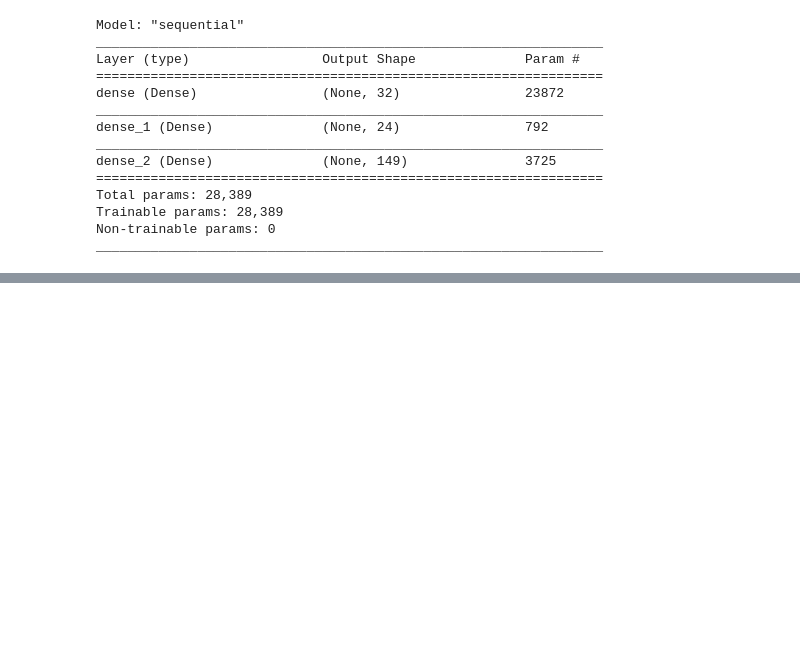
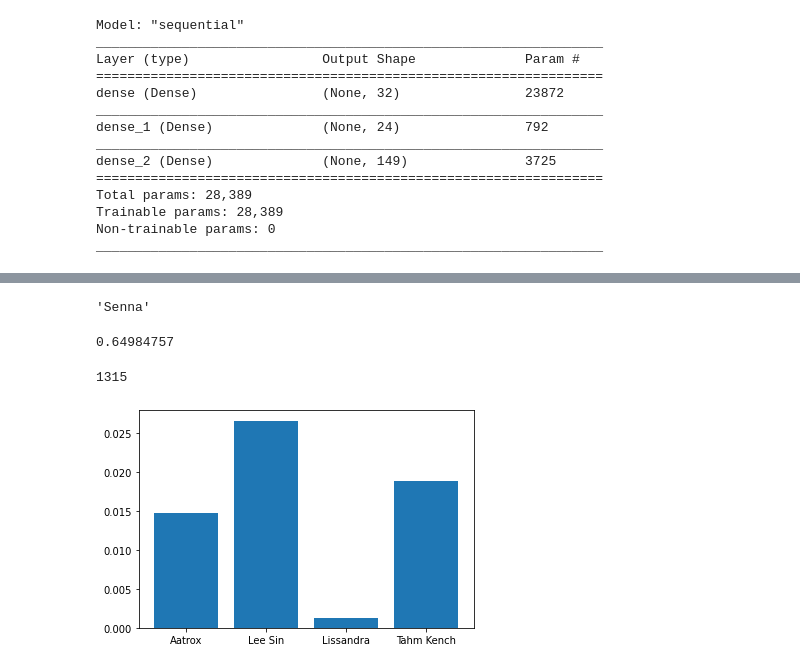
Before and after one commit to CalumF/LoL-team-embedding, a Jupyter notebook: CBoW model - esports.ipynb, the cells around one changed output, grey strips where cells are left out. Cells and saved outputs as stored; diff of their text form; code cells hidden in the pictures; blank space fills up the shorter version.

Commit message:
added Integrated Gradients implementation

```diff
--- a/CBoW model - esports.ipynb
+++ b/CBoW model - esports.ipynb
@@ -311,0 +239,26 @@ array([[0.00694902, 0.00671477, 0.00634038, ..., 0.00641056, 0.00679828,
+# %%
+baseline = tf.zeros_like([745], dtype=tf.float32)
+# %%
+get_top_ch(y_test[1315])
+# %% [output]
+'Senna'
+# %%
+np.max(y_test_hat[1315])
+# %% [output]
+0.64984757
+# %%
+np.argmax([np.max(array) for array in y_test_hat])
+# %% [output]
+1315
+# %%
+def IG_champ_weighting(input_vec, champ):
+    baseline = tf.zeros_like([745], dtype=tf.float32)
+    IG_vec = integrated_gradients(baseline, tf.convert_to_tensor(input_vec, dtype=tf.float32), champ)
+    x = [inv_champion_dict[np.argmax(sub_array)] for sub_array in np.split(IG_vec, 5)]
+    y = [np.max(sub_array) for sub_array in np.split(IG_vec, 5)]
+    fig, ax = plt.subplots()
+    plt.bar(x, y)
+# %%
+IG_champ_weighting(X_test[1315], 101)
+# %% [output]
+[figure, added]
```
Also changed, not shown: parts of 16 cells of this notebook, 4 other files.
